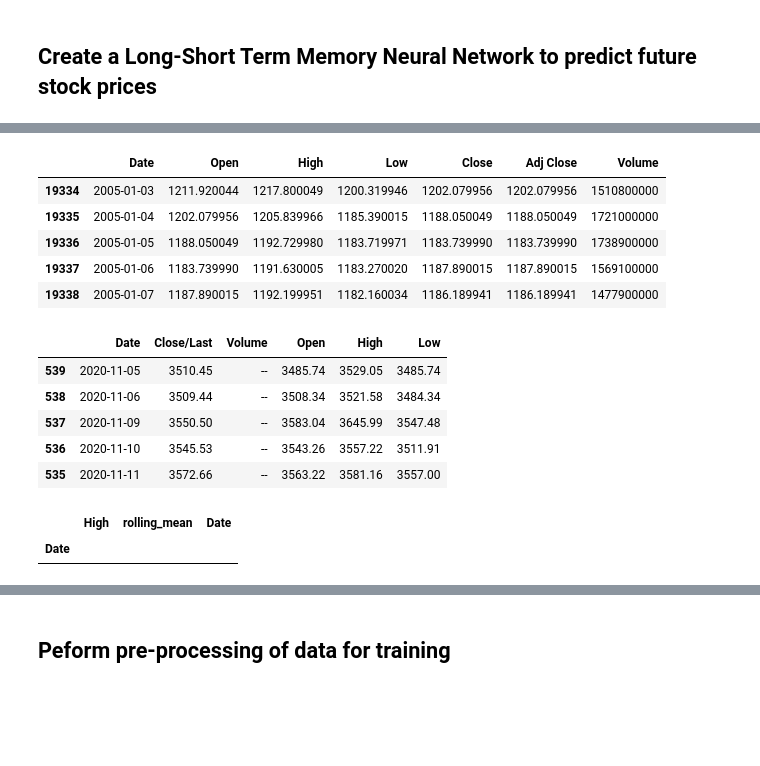
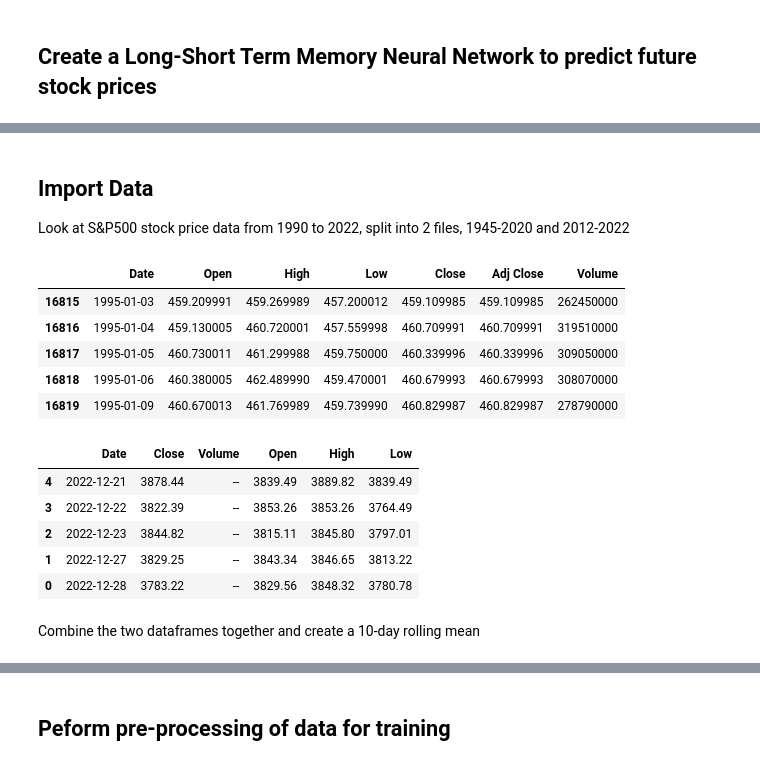
Before and after one commit to hpink97/ML_notebooks, a Jupyter notebook: 04_LSTM_stock_forecasting.ipynb, the cells around one changed output, grey strips where cells are left out. Saved outputs shown, nothing was run; the diff lists cells and outputs as text; code cells hidden in the pictures; blank space fills up the shorter version.

```diff
--- a/04_LSTM_stock_forecasting.ipynb
+++ b/04_LSTM_stock_forecasting.ipynb
@@ -22,45 +22,47 @@ ModuleNotFoundError: No module named 'tensorflow.python'
+# %% [markdown]
+## **Import Data**
+
+Look at S&P500 stock price data from 1990 to 2022, split into 2 files, 1945-2020 and 2012-2022
 # %%
-data_URL = 'https://raw.githubusercontent.com/hpink97/ML_notebooks/data/'
+data_URL = 'https://raw.githubusercontent.com/hpink97/ML_notebooks/main/data/'
 
 data1 = pd.read_csv(f"{data_URL}sp500_1927_2020.csv")
 data1.Date = pd.to_datetime(data1.Date)
-data1 = data1[data1.Date >='2005-01-01']
+data1 = data1[data1.Date >='1995-01-01']
 
 data1.head()
 # %% [output]
 |  | Date | Open | High | Low | Close | Adj Close | Volume |
-| 19334 | 2005-01-03 | 1211.920044 | 1217.800049 | 1200.319946 | 1202.079956 | 1202.079956 | 1510800000 |
-| 19335 | 2005-01-04 | 1202.079956 | 1205.839966 | 1185.390015 | 1188.050049 | 1188.050049 | 1721000000 |
-| 19336 | 2005-01-05 | 1188.050049 | 1192.729980 | 1183.719971 | 1183.739990 | 1183.739990 | 1738900000 |
-| 19337 | 2005-01-06 | 1183.739990 | 1191.630005 | 1183.270020 | 1187.890015 | 1187.890015 | 1569100000 |
-| 19338 | 2005-01-07 | 1187.890015 | 1192.199951 | 1182.160034 | 1186.189941 | 1186.189941 | 1477900000 |
+| 16815 | 1995-01-03 | 459.209991 | 459.269989 | 457.200012 | 459.109985 | 459.109985 | 262450000 |
+| 16816 | 1995-01-04 | 459.130005 | 460.720001 | 457.559998 | 460.709991 | 460.709991 | 319510000 |
+| 16817 | 1995-01-05 | 460.730011 | 461.299988 | 459.750000 | 460.339996 | 460.339996 | 309050000 |
+| 16818 | 1995-01-06 | 460.380005 | 462.489990 | 459.470001 | 460.679993 | 460.679993 | 308070000 |
+| 16819 | 1995-01-09 | 460.670013 | 461.769989 | 459.739990 | 460.829987 | 460.829987 | 278790000 |
 # %%
 data2 = pd.read_csv(f"{data_URL}sp500_2012_2022.csv")
 data2.Date = pd.to_datetime(data2.Date)
 
 data2 = data2[data2.Date > data1.Date.max()]
+data2 = data2.rename(columns={'Close/Last': 'Close'})
 data2 = data2.sort_values('Date')
 
-data2.head()
+data2.tail()
 # %% [output]
-|  | Date | Close/Last | Volume | Open | High | Low |
-| 539 | 2020-11-05 | 3510.45 | -- | 3485.74 | 3529.05 | 3485.74 |
-| 538 | 2020-11-06 | 3509.44 | -- | 3508.34 | 3521.58 | 3484.34 |
-| 537 | 2020-11-09 | 3550.50 | -- | 3583.04 | 3645.99 | 3547.48 |
-| 536 | 2020-11-10 | 3545.53 | -- | 3543.26 | 3557.22 | 3511.91 |
-| 535 | 2020-11-11 | 3572.66 | -- | 3563.22 | 3581.16 | 3557.00 |
+|  | Date | Close | Volume | Open | High | Low |
+| 4 | 2022-12-21 | 3878.44 | -- | 3839.49 | 3889.82 | 3839.49 |
+| 3 | 2022-12-22 | 3822.39 | -- | 3853.26 | 3853.26 | 3764.49 |
+| 2 | 2022-12-23 | 3844.82 | -- | 3815.11 | 3845.80 | 3797.01 |
+| 1 | 2022-12-27 | 3829.25 | -- | 3843.34 | 3846.65 | 3813.22 |
+| 0 | 2022-12-28 | 3783.22 | -- | 3829.56 | 3848.32 | 3780.78 |
+# %% [markdown]
+Combine the two dataframes together and create a 10-day rolling mean
 # %%
-data_array = [data1[['Date','High']], data2[['Date','High']]]
+
+data_array = [data1[['Date','Close']], data2[['Date','Close']]]
 
 df = pd.concat(data_array, ignore_index=True, sort=False)
 ##fill in missing days
 df = df.set_index('Date').resample('1D').mean().bfill()
-df['rolling_mean'] = df.rolling(window=3).mean()
+df['rolling_mean'] = df.rolling(window=5).mean()
 df['Date'] = df.index
 df = df.dropna()
-
-
-df[df.rolling_mean <500]
-# %% [output]
-|  | High | rolling_mean | Date |
-| Date |  |  |  |
```
Also changed, not shown: parts of 22 cells of this notebook.
